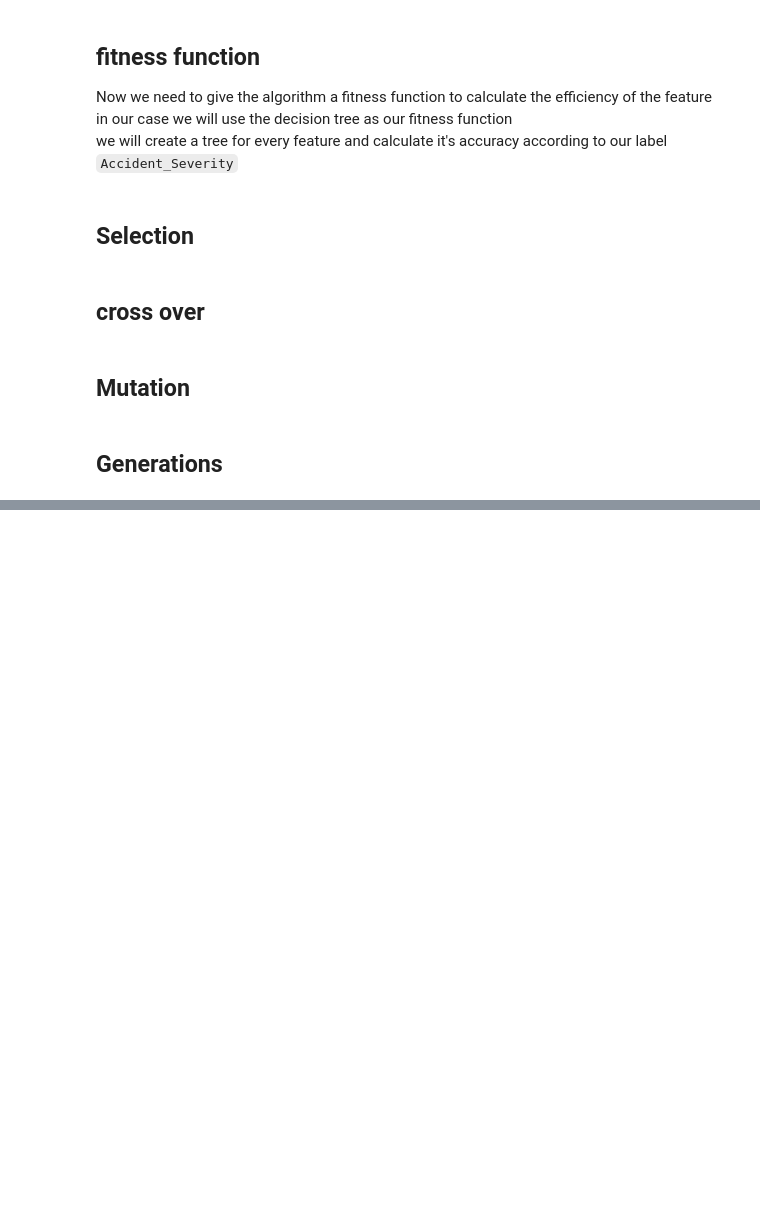
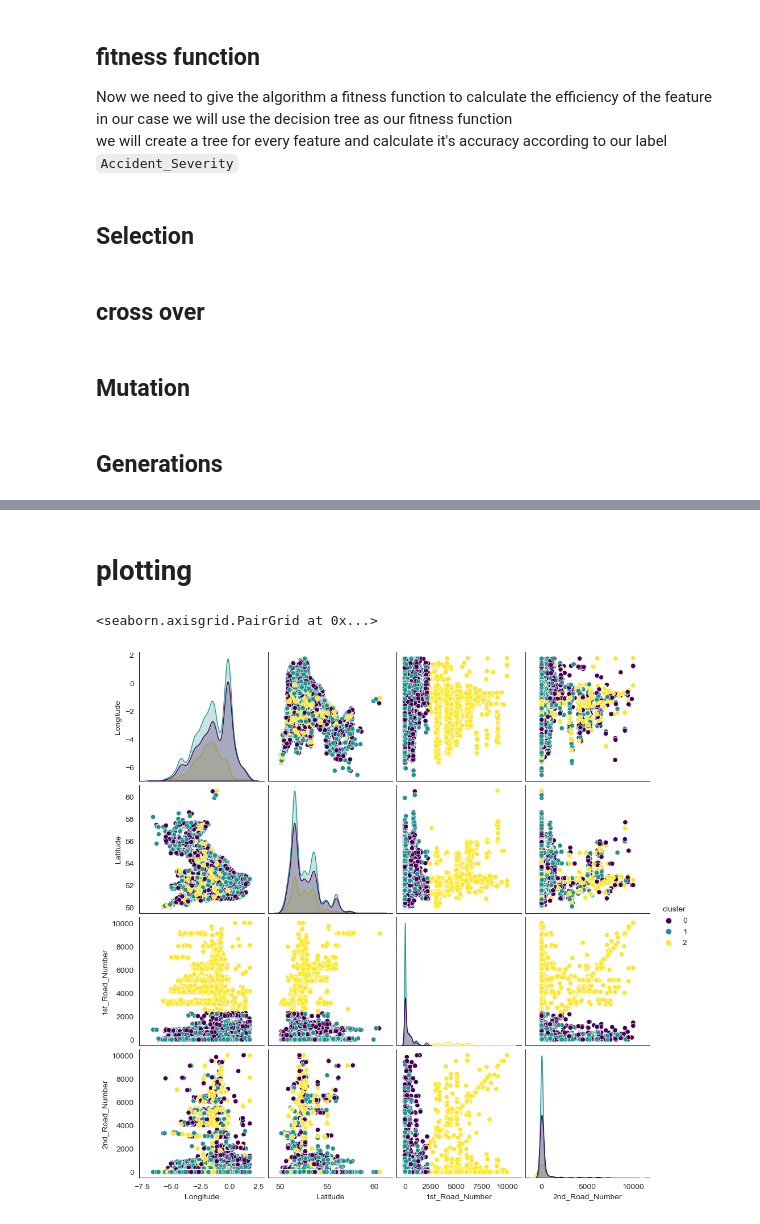
Before and after one commit to DiaaAhmedHassan/dataMiningProject, a Jupyter notebook: accidents.ipynb, the cells around one changed output, grey strips where cells are left out. Drawn from its saved outputs; the diff is of its cells as text; code cells hidden in the pictures; blank space fills up the shorter version.

Commit message:
creating the pair plot for visualization

```diff
--- a/accidents.ipynb
+++ b/accidents.ipynb
@@ -547,0 +516,22 @@ Index(['1st_Road_Number', '2nd_Road_Number', 'Date', 'Day_of_Week',
+# %% [markdown]
+# plotting
+# %%
+#sns.scatterplot(x='Longitude', y='Latitude', data=accident, hue='cluster', palette='viridis')
+
+# cluster_centers = kmedoids.cluster_centers_
+# plt.scatter(cluster_centers[:, 0], cluster_centers[:, 1], s=300, c='red', label='medoids', marker='X')
+
+# plt.title("Clustering of accident data")
+# plt.legend()
+# plt.xlabel('Longitude')
+# plt.ylabel('Latitude')
+selected_features = [
+       'Longitude',
+       'Latitude',
+       '1st_Road_Number',
+       '2nd_Road_Number',
+]
+sns.pairplot(accident[selected_features + ['cluster']], hue='cluster', palette='viridis')
+# %% [output]
+<seaborn.axisgrid.PairGrid at 0x...>
+[figure, added]
```
Also changed, not shown: parts of 14 cells of this notebook, 2 other files.
